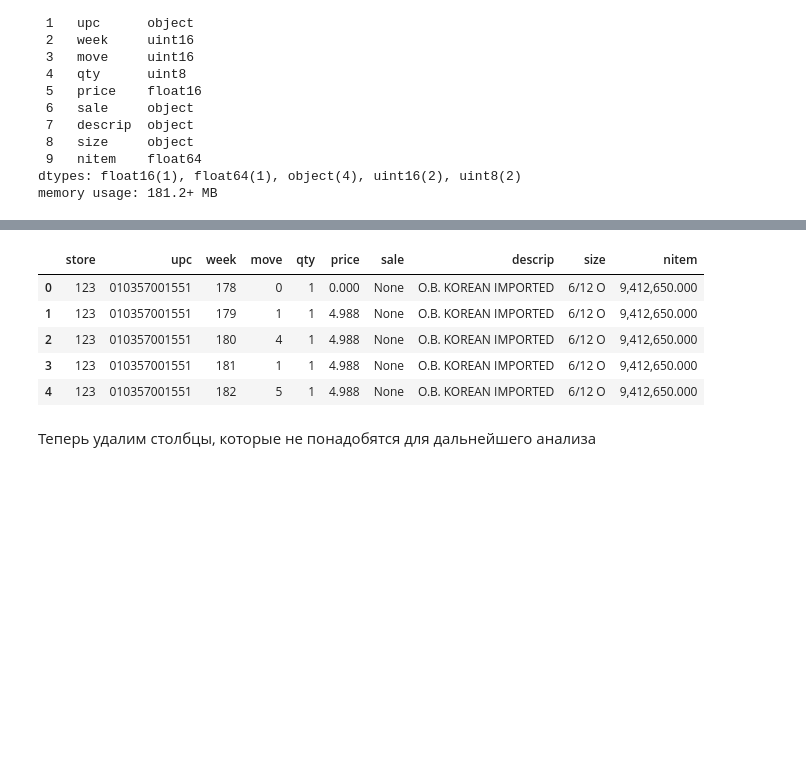
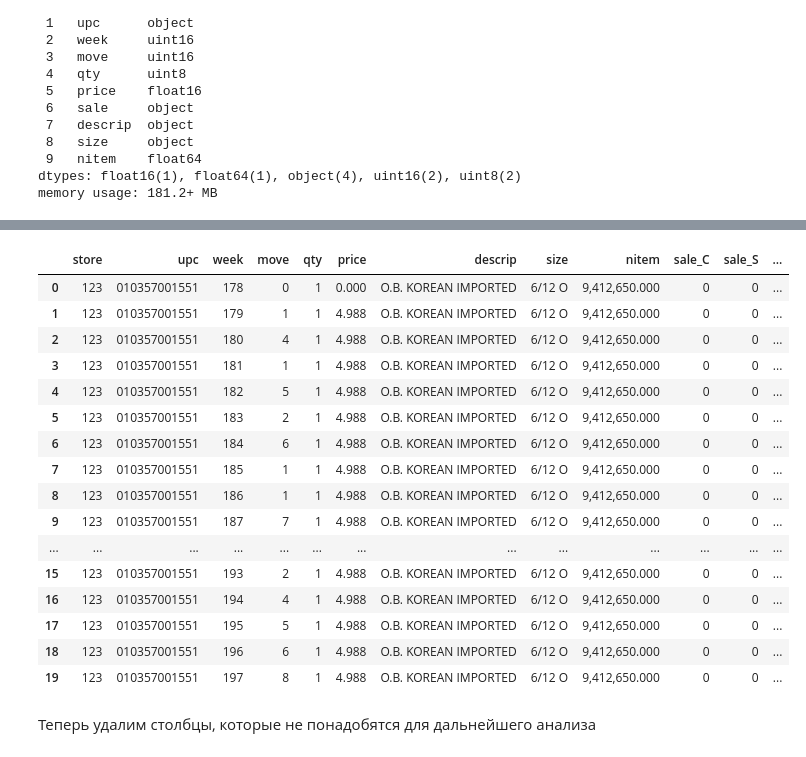
Before and after one commit to JIIUPOY/avtomakon_ds_test, a Jupyter notebook: Untitled.ipynb, the cells around one changed output, grey strips where cells are left out. Saved outputs shown, nothing was run; the diff lists cells and outputs as text; code cells hidden in the pictures; blank space fills up the shorter version.

```diff
--- a/Untitled.ipynb
+++ b/Untitled.ipynb
@@ -548,0 +468,2 @@ memory usage: 181.2+ MB
+# %%
+beer_data['sale'] = beer_data['sale'].fillna('U')
@@ -548,0 +476,2 @@ memory usage: 181.2+ MB
+# %%
+beer_data_ohe = pd.get_dummies(beer_data, columns=['sale'], drop_first=True, dtype=int)
@@ -549,12 +487,23 @@ memory usage: 181.2+ MB
 # %%
-beer_data.head()
+beer_data_ohe.head(20)
 # %% [output]
-|  | store | upc | week | move | qty | price | sale | descrip | size | nitem |
-| 0 | 123 | 010357001551 | 178 | 0 | 1 | 0.000 | None | O.B. KOREAN IMPORTED | 6/12 O | 9,412,650.000 |
-| 1 | 123 | 010357001551 | 179 | 1 | 1 | 4.988 | None | O.B. KOREAN IMPORTED | 6/12 O | 9,412,650.000 |
-| 2 | 123 | 010357001551 | 180 | 4 | 1 | 4.988 | None | O.B. KOREAN IMPORTED | 6/12 O | 9,412,650.000 |
-| 3 | 123 | 010357001551 | 181 | 1 | 1 | 4.988 | None | O.B. KOREAN IMPORTED | 6/12 O | 9,412,650.000 |
-| 4 | 123 | 010357001551 | 182 | 5 | 1 | 4.988 | None | O.B. KOREAN IMPORTED | 6/12 O | 9,412,650.000 |
+|  | store | upc | week | move | qty | price | descrip | size | nitem | sale_C | sale_S | ... |
+| 0 | 123 | 010357001551 | 178 | 0 | 1 | 0.000 | O.B. KOREAN IMPORTED | 6/12 O | 9,412,650.000 | 0 | 0 | ... |
+| 1 | 123 | 010357001551 | 179 | 1 | 1 | 4.988 | O.B. KOREAN IMPORTED | 6/12 O | 9,412,650.000 | 0 | 0 | ... |
+| 2 | 123 | 010357001551 | 180 | 4 | 1 | 4.988 | O.B. KOREAN IMPORTED | 6/12 O | 9,412,650.000 | 0 | 0 | ... |
+| 3 | 123 | 010357001551 | 181 | 1 | 1 | 4.988 | O.B. KOREAN IMPORTED | 6/12 O | 9,412,650.000 | 0 | 0 | ... |
+| 4 | 123 | 010357001551 | 182 | 5 | 1 | 4.988 | O.B. KOREAN IMPORTED | 6/12 O | 9,412,650.000 | 0 | 0 | ... |
+| 5 | 123 | 010357001551 | 183 | 2 | 1 | 4.988 | O.B. KOREAN IMPORTED | 6/12 O | 9,412,650.000 | 0 | 0 | ... |
+| 6 | 123 | 010357001551 | 184 | 6 | 1 | 4.988 | O.B. KOREAN IMPORTED | 6/12 O | 9,412,650.000 | 0 | 0 | ... |
+| 7 | 123 | 010357001551 | 185 | 1 | 1 | 4.988 | O.B. KOREAN IMPORTED | 6/12 O | 9,412,650.000 | 0 | 0 | ... |
+| 8 | 123 | 010357001551 | 186 | 1 | 1 | 4.988 | O.B. KOREAN IMPORTED | 6/12 O | 9,412,650.000 | 0 | 0 | ... |
+| 9 | 123 | 010357001551 | 187 | 7 | 1 | 4.988 | O.B. KOREAN IMPORTED | 6/12 O | 9,412,650.000 | 0 | 0 | ... |
+| ... | ... | ... | ... | ... | ... | ... | ... | ... | ... | ... | ... | ... |
+| 15 | 123 | 010357001551 | 193 | 2 | 1 | 4.988 | O.B. KOREAN IMPORTED | 6/12 O | 9,412,650.000 | 0 | 0 | ... |
+| 16 | 123 | 010357001551 | 194 | 4 | 1 | 4.988 | O.B. KOREAN IMPORTED | 6/12 O | 9,412,650.000 | 0 | 0 | ... |
+| 17 | 123 | 010357001551 | 195 | 5 | 1 | 4.988 | O.B. KOREAN IMPORTED | 6/12 O | 9,412,650.000 | 0 | 0 | ... |
+| 18 | 123 | 010357001551 | 196 | 6 | 1 | 4.988 | O.B. KOREAN IMPORTED | 6/12 O | 9,412,650.000 | 0 | 0 | ... |
+| 19 | 123 | 010357001551 | 197 | 8 | 1 | 4.988 | O.B. KOREAN IMPORTED | 6/12 O | 9,412,650.000 | 0 | 0 | ... |
 # %% [markdown]
 Теперь удалим столбцы, которые не понадобятся для дальнейшего анализа
 # %%
```
Also changed, not shown: parts of 30 cells of this notebook.
